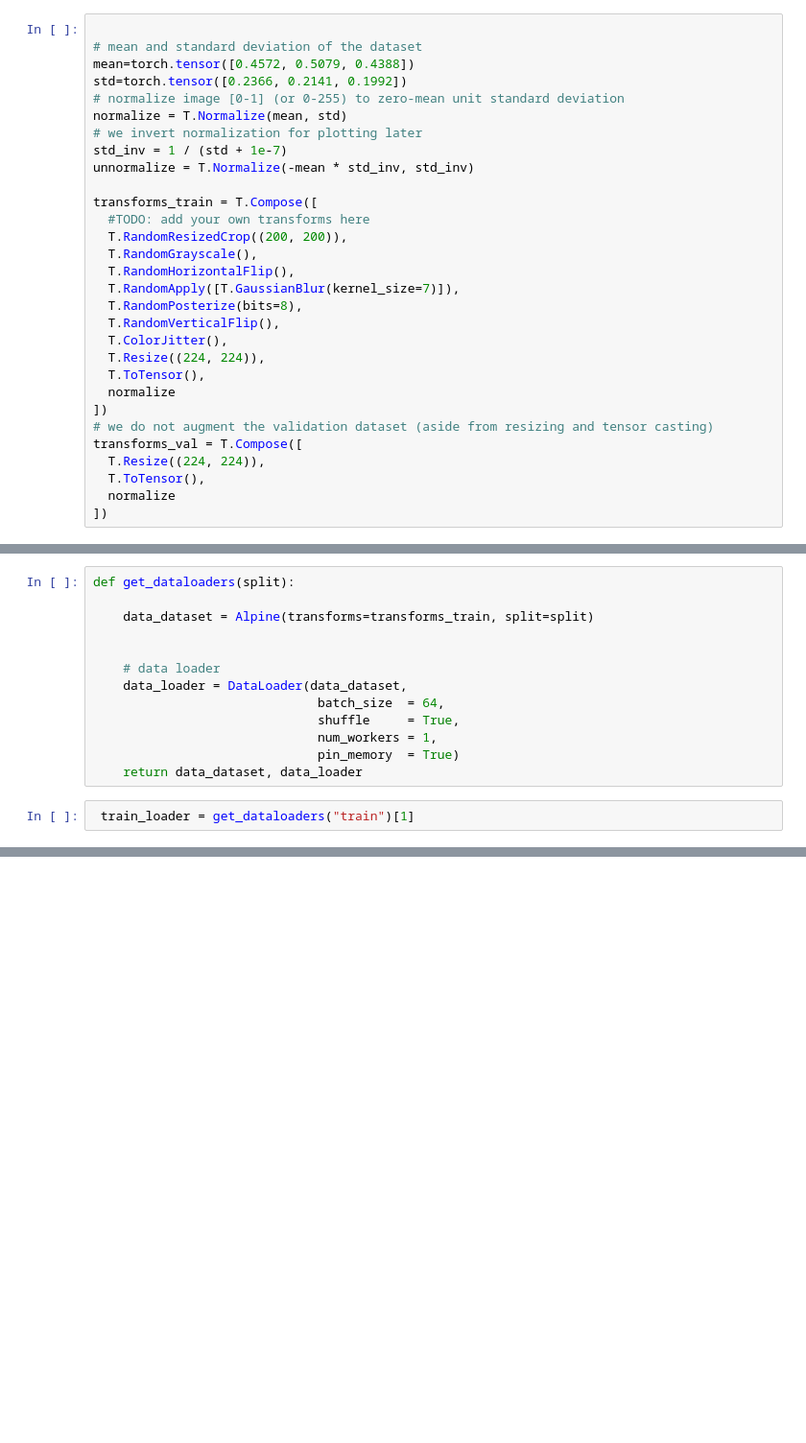
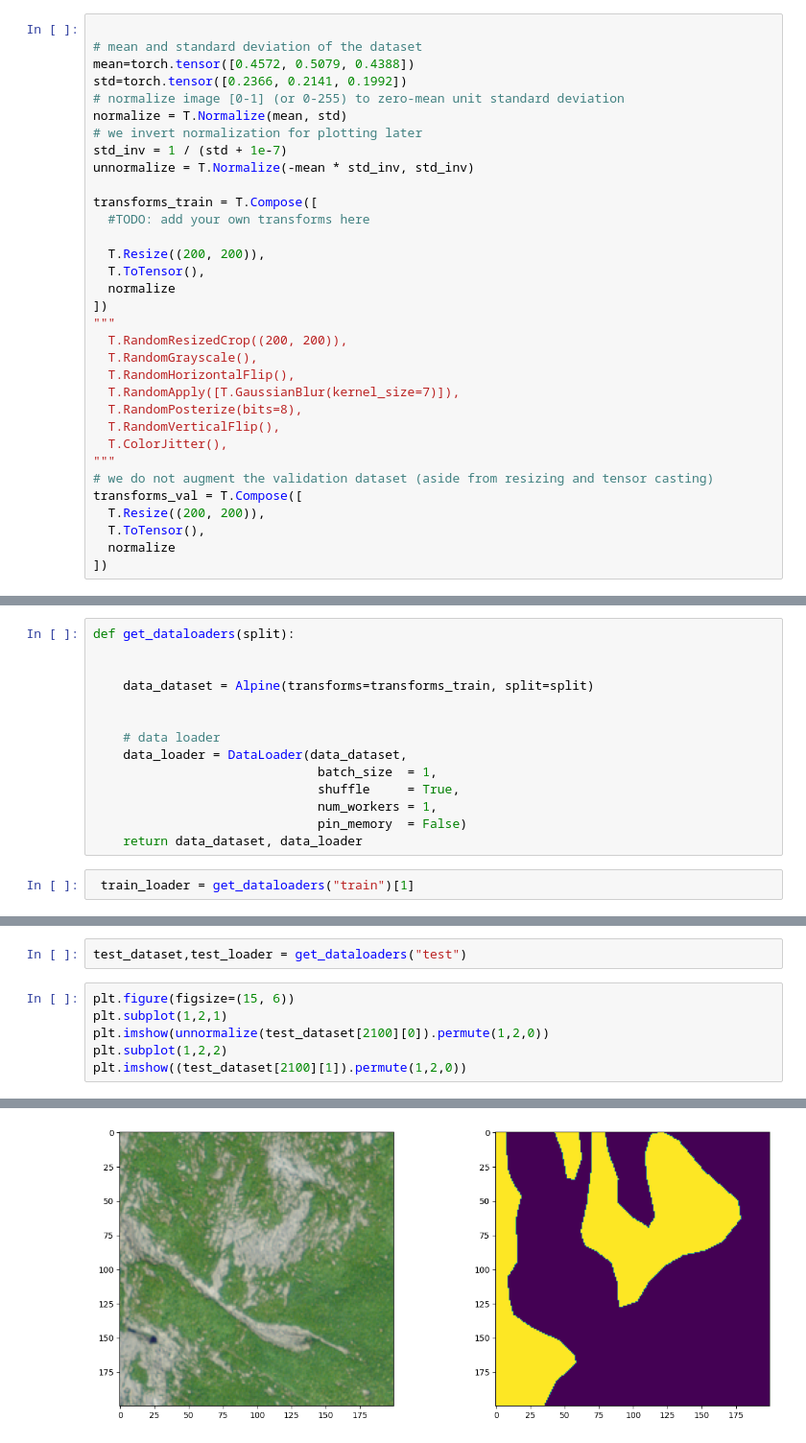
Before and after one commit to a-texier/IPEO-project-2022, a Jupyter notebook: Project-IPEO-2022.ipynb, the cells around one changed output, grey strips where cells are left out. Shown at 96% size. Cells and saved outputs as stored; diff of their text form; blank space fills up the shorter version.

```diff
--- a/Project-IPEO-2022.ipynb
+++ b/Project-IPEO-2022.ipynb
@@ -247,6 +280,12 @@ unnormalize = T.Normalize(-mean * std_inv, std_inv)
 
 transforms_train = T.Compose([
   #TODO: add your own transforms here
+
+  T.Resize((200, 200)),
+  T.ToTensor(),
+  normalize
+])
+"""
   T.RandomResizedCrop((200, 200)),
   T.RandomGrayscale(),
   T.RandomHorizontalFlip(),
@@ -254,16 +293,13 @@ transforms_train = T.Compose([
   T.RandomPosterize(bits=8),
   T.RandomVerticalFlip(),
   T.ColorJitter(),
-  T.Resize((224, 224)),
+"""
+# we do not augment the validation dataset (aside from resizing and tensor casting)
+transforms_val = T.Compose([
+  T.Resize((200, 200)),
   T.ToTensor(),
   normalize
 ])
-# we do not augment the validation dataset (aside from resizing and tensor casting)
-transforms_val = T.Compose([
-  T.Resize((224, 224)),
-  T.ToTensor(),
-  normalize
-])
 # %% [markdown]
 ## Model  Base on AlexNet + https://github.com/milesial/Pytorch-UNet
 # %%
@@ -376,16 +412,17 @@ class UNet(nn.Module):
 ## Getloader
 # %%
 def get_dataloaders(split):
+
 
     data_dataset = Alpine(transforms=transforms_train, split=split)
 
 
     # data loader
     data_loader = DataLoader(data_dataset,
-                              batch_size  = 64,
+                              batch_size  = 1,
                               shuffle     = True,
                               num_workers = 1,
-                              pin_memory  = True)
+                              pin_memory  = False)
     return data_dataset, data_loader
 # %%
  train_loader = get_dataloaders("train")[1]
@@ -644,0 +615,9 @@ def training_step(batch, model, optimizer, device="cuda"):
+# %%
+test_dataset,test_loader = get_dataloaders("test")
+# %%
+plt.figure(figsize=(15, 6))
+plt.subplot(1,2,1)
+plt.imshow(unnormalize(test_dataset[2100][0]).permute(1,2,0))
+plt.subplot(1,2,2)
+plt.imshow((test_dataset[2100][1]).permute(1,2,0))
+# %% [output]
@@ -644,0 +625 @@ def training_step(batch, model, optimizer, device="cuda"):
+[figure, added]
```
Also changed, not shown: parts of 22 cells of this notebook.
